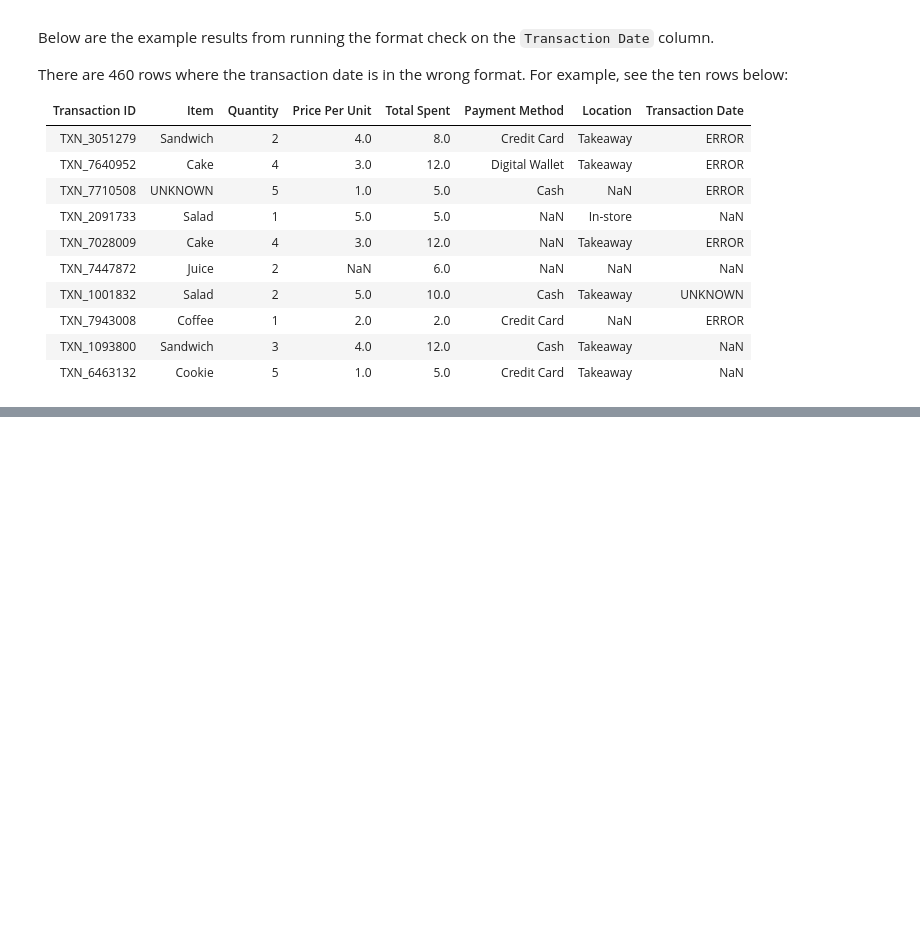
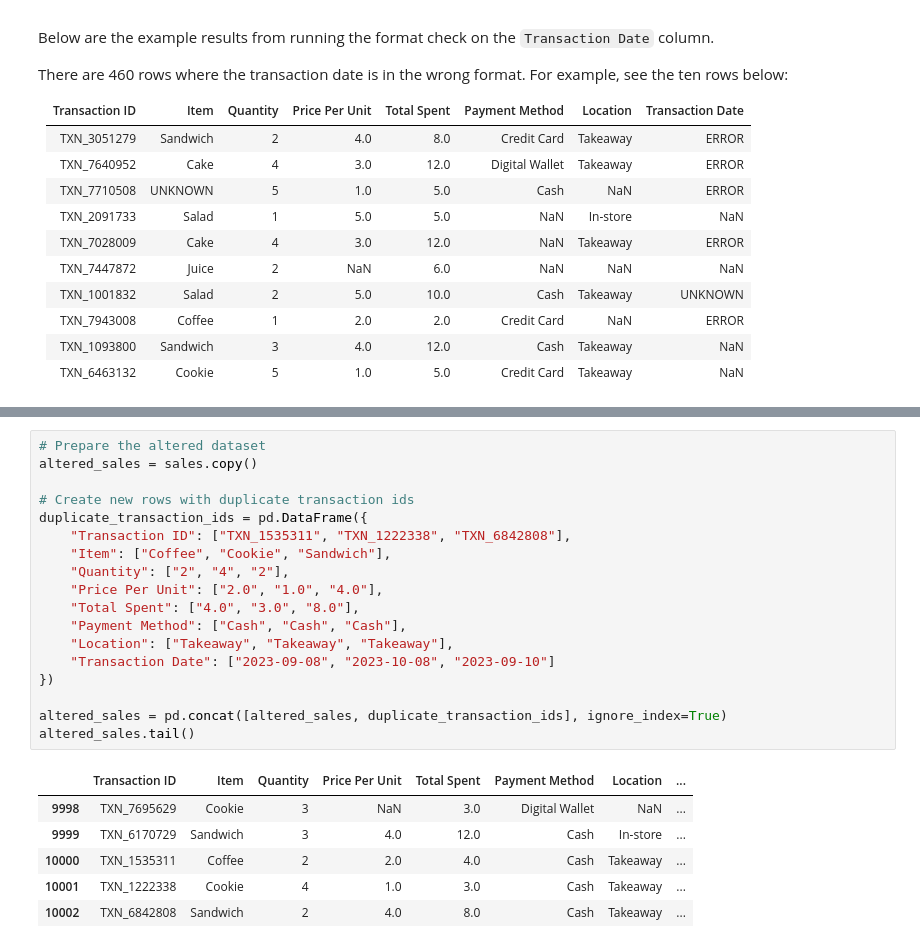
Before and after one commit to Natasa127/CSI4142-A2, a Jupyter notebook: Validity.ipynb, the cells around one changed output, grey strips where cells are left out. Saved outputs shown, nothing was run; the diff lists cells and outputs as text; blank space fills up the shorter version.

```diff
--- a/Validity.ipynb
+++ b/Validity.ipynb
@@ -297,0 +331,25 @@ There are 460 rows where the transaction date is in the wrong format. For exampl
+# %%
+# Prepare the altered dataset
+altered_sales = sales.copy()
+
+# Create new rows with duplicate transaction ids
+duplicate_transaction_ids = pd.DataFrame({
+    "Transaction ID": ["TXN_1535311", "TXN_1222338", "TXN_6842808"],
+    "Item": ["Coffee", "Cookie", "Sandwich"],
+    "Quantity": ["2", "4", "2"],
+    "Price Per Unit": ["2.0", "1.0", "4.0"],
+    "Total Spent": ["4.0", "3.0", "8.0"],
+    "Payment Method": ["Cash", "Cash", "Cash"],
+    "Location": ["Takeaway", "Takeaway", "Takeaway"],
+    "Transaction Date": ["2023-09-08", "2023-10-08", "2023-09-10"]
+})
+
+altered_sales = pd.concat([altered_sales, duplicate_transaction_ids], ignore_index=True)
+altered_sales.tail()
+# %% [output]
+|  | Transaction ID | Item | Quantity | Price Per Unit | Total Spent | Payment Method | Location | ... |
+| 9998 | TXN_7695629 | Cookie | 3 | NaN | 3.0 | Digital Wallet | NaN | ... |
+| 9999 | TXN_6170729 | Sandwich | 3 | 4.0 | 12.0 | Cash | In-store | ... |
+| 10000 | TXN_1535311 | Coffee | 2 | 2.0 | 4.0 | Cash | Takeaway | ... |
+| 10001 | TXN_1222338 | Cookie | 4 | 1.0 | 3.0 | Cash | Takeaway | ... |
+| 10002 | TXN_6842808 | Sandwich | 2 | 4.0 | 8.0 | Cash | Takeaway | ... |
```
Also changed, not shown: parts of 15 cells of this notebook.
